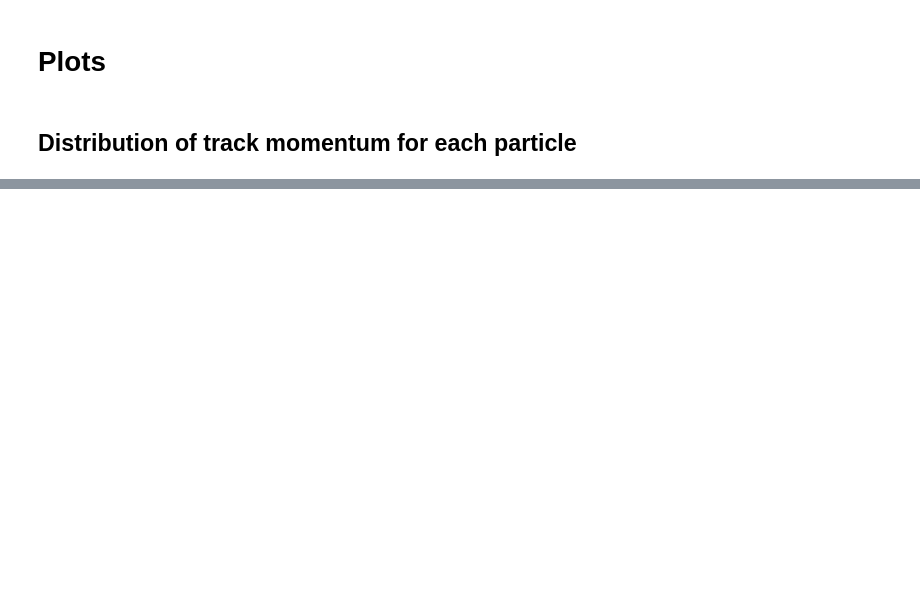
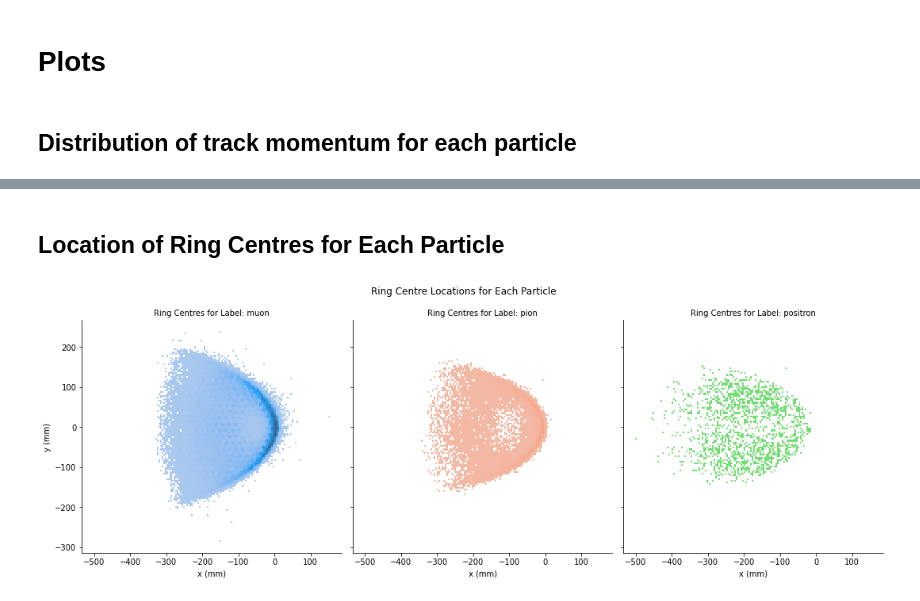
Before and after one commit to TRIUMF-Capstone2022/richai, a Jupyter notebook: notebooks/Exploratory_data_analysis.ipynb, the cells around one changed output, grey strips where cells are left out. Drawn from its saved outputs; the diff is of its cells as text; code cells hidden in the pictures; blank space fills up the shorter version.

```diff
--- a/notebooks/Exploratory_data_analysis.ipynb
+++ b/notebooks/Exploratory_data_analysis.ipynb
@@ -111,0 +195,21 @@ Text(0.5, 0, 'Track momentum')
+# %% [markdown]
+## Location of Ring Centres for Each Particle
+# %%
+g = sns.displot(
+    x=df.query("ring_centre_pos_y < 500000.000")["ring_centre_pos_x"],
+    y=df.query("ring_centre_pos_y < 500000.000")["ring_centre_pos_y"],
+    col=df.query("ring_centre_pos_y < 500000.000")["class"],
+    hue=df.query("ring_centre_pos_y < 500000.000")["class"],
+    palette="tab10",
+    legend=False
+);
+
+g.fig.set_figheight(5)
+g.fig.set_figwidth(15)
+g.set_axis_labels("x (mm)", "y (mm)")
+g.set_titles("Ring Centres for Label: {col_name}")
+g.tight_layout()
+g.fig.suptitle("Ring Centre Locations for Each Particle", y=1.05)
+plt.show()
+# %% [output]
+[figure, added]
```
Also changed, not shown: parts of 12 cells of this notebook.
